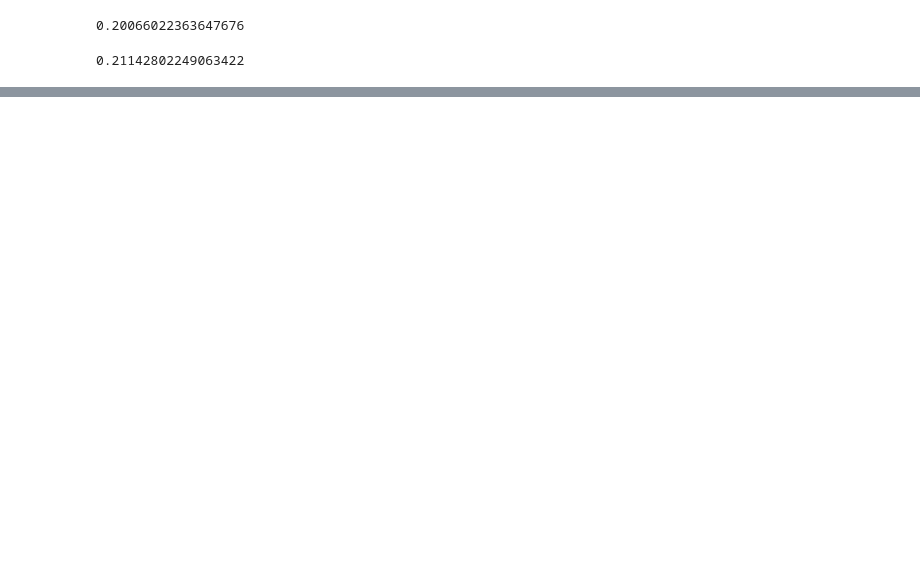
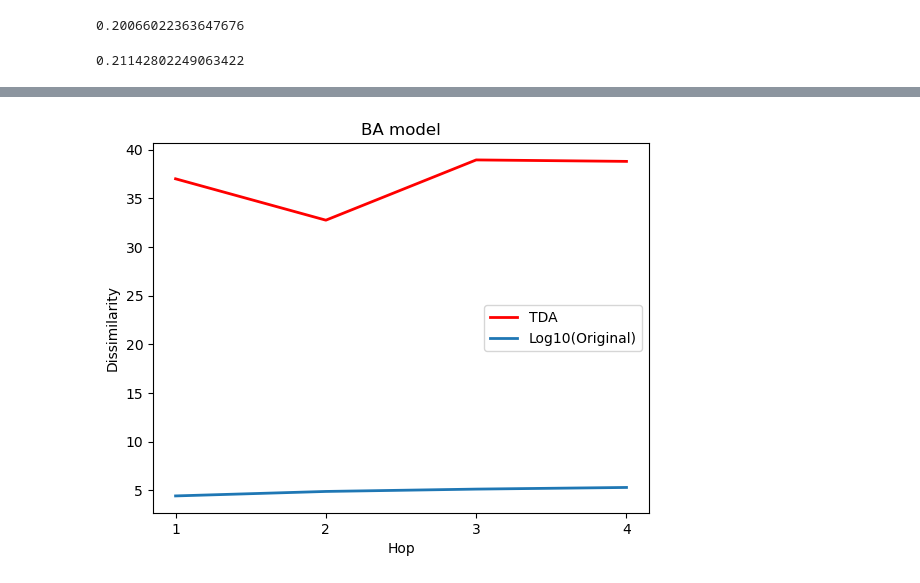
Before and after one commit to benjaminnNgo/TDASimilarityProof, a Jupyter notebook: TDAProofHopV2-BA.ipynb, the cells around one changed output, grey strips where cells are left out. Saved outputs shown, nothing was run; the diff lists cells and outputs as text; code cells hidden in the pictures; blank space fills up the shorter version.

```diff
--- a/TDAProofHopV2-BA.ipynb
+++ b/TDAProofHopV2-BA.ipynb
@@ -250,0 +270,12 @@ plt.show()
+# %%
+hop = ['1','2','3','4']
+plt.plot(hop, TDA_avaerage,linewidth=2, markersize=12,color='red',label ="TDA")
+plt.plot(hop, original_average,linewidth=2, markersize=12, label="Log10(Original)")
+plt.xlabel('Hop')
+plt.ylabel('Dissimilarity')
+plt.title('BA model')
+plt.legend()
+plt.savefig("TDA-Original-WS.jpg")
+plt.show()
+# %% [output]
+[figure, added]
```
Also changed, not shown: parts of 20 cells of this notebook, 9 other files.
